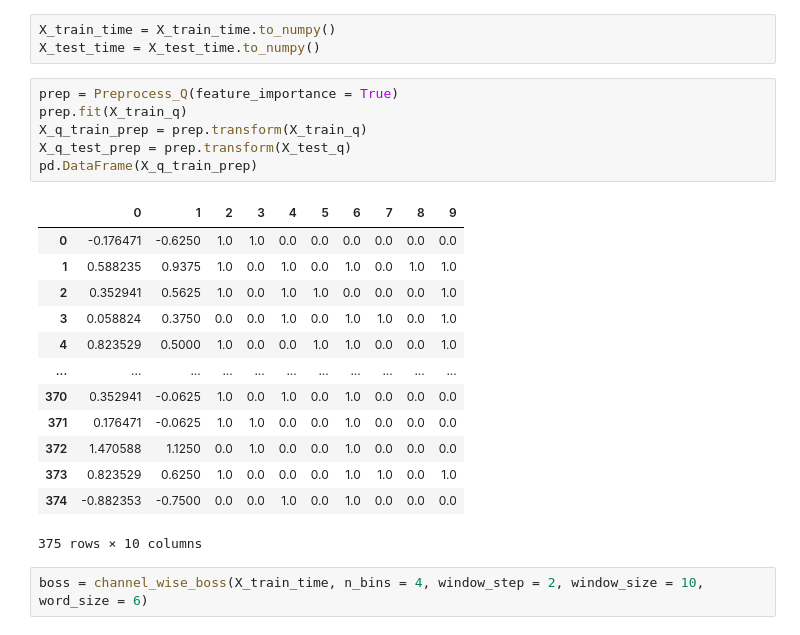
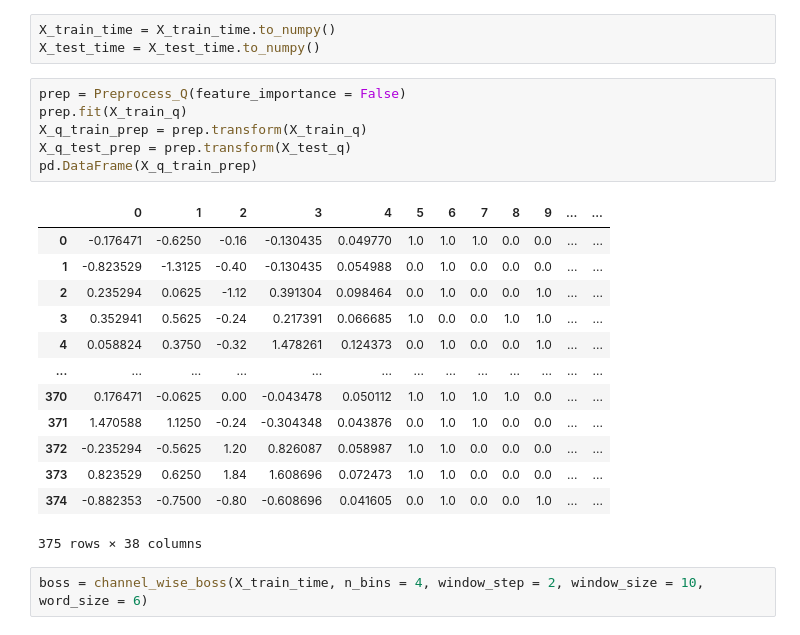
Before and after one commit to marzecovaa/spark, a Jupyter notebook: notebooks/final_model_anna_boss.ipynb, the cells around one changed output. Saved outputs shown, nothing was run; the diff lists cells and outputs as text.

```diff
--- a/notebooks/final_model_anna_boss.ipynb
+++ b/notebooks/final_model_anna_boss.ipynb
@@ -102,25 +108,25 @@ assert((X_train_time.id.to_numpy() == X_train_q.id.to_numpy()).any)
 X_train_time = X_train_time.to_numpy()
 X_test_time = X_test_time.to_numpy()
 # %%
-prep = Preprocess_Q(feature_importance = True)
+prep = Preprocess_Q(feature_importance = False)
 prep.fit(X_train_q)
 X_q_train_prep = prep.transform(X_train_q)
 X_q_test_prep = prep.transform(X_test_q)
 pd.DataFrame(X_q_train_prep)
 # %% [output]
-|  | 0 | 1 | 2 | 3 | 4 | 5 | 6 | 7 | 8 | 9 |
-| 0 | -0.176471 | -0.6250 | 1.0 | 1.0 | 0.0 | 0.0 | 0.0 | 0.0 | 0.0 | 0.0 |
-| 1 | 0.588235 | 0.9375 | 1.0 | 0.0 | 1.0 | 0.0 | 1.0 | 0.0 | 1.0 | 1.0 |
-| 2 | 0.352941 | 0.5625 | 1.0 | 0.0 | 1.0 | 1.0 | 0.0 | 0.0 | 0.0 | 1.0 |
-| 3 | 0.058824 | 0.3750 | 0.0 | 0.0 | 1.0 | 0.0 | 1.0 | 1.0 | 0.0 | 1.0 |
-| 4 | 0.823529 | 0.5000 | 1.0 | 0.0 | 0.0 | 1.0 | 1.0 | 0.0 | 0.0 | 1.0 |
-| ... | ... | ... | ... | ... | ... | ... | ... | ... | ... | ... |
-| 370 | 0.352941 | -0.0625 | 1.0 | 0.0 | 1.0 | 0.0 | 1.0 | 0.0 | 0.0 | 0.0 |
-| 371 | 0.176471 | -0.0625 | 1.0 | 1.0 | 0.0 | 0.0 | 1.0 | 0.0 | 0.0 | 0.0 |
-| 372 | 1.470588 | 1.1250 | 0.0 | 1.0 | 0.0 | 0.0 | 1.0 | 0.0 | 0.0 | 0.0 |
-| 373 | 0.823529 | 0.6250 | 1.0 | 0.0 | 0.0 | 0.0 | 1.0 | 1.0 | 0.0 | 1.0 |
-| 374 | -0.882353 | -0.7500 | 0.0 | 0.0 | 1.0 | 0.0 | 1.0 | 0.0 | 0.0 | 0.0 |
+|  | 0 | 1 | 2 | 3 | 4 | 5 | 6 | 7 | 8 | 9 | ... | ... |
+| 0 | -0.176471 | -0.6250 | -0.16 | -0.130435 | 0.049770 | 1.0 | 1.0 | 1.0 | 0.0 | 0.0 | ... | ... |
+| 1 | -0.823529 | -1.3125 | -0.40 | -0.130435 | 0.054988 | 0.0 | 1.0 | 0.0 | 0.0 | 0.0 | ... | ... |
+| 2 | 0.235294 | 0.0625 | -1.12 | 0.391304 | 0.098464 | 0.0 | 1.0 | 0.0 | 0.0 | 1.0 | ... | ... |
+| 3 | 0.352941 | 0.5625 | -0.24 | 0.217391 | 0.066685 | 1.0 | 0.0 | 0.0 | 1.0 | 1.0 | ... | ... |
+| 4 | 0.058824 | 0.3750 | -0.32 | 1.478261 | 0.124373 | 0.0 | 1.0 | 0.0 | 0.0 | 1.0 | ... | ... |
+| ... | ... | ... | ... | ... | ... | ... | ... | ... | ... | ... | ... | ... |
+| 370 | 0.176471 | -0.0625 | 0.00 | -0.043478 | 0.050112 | 1.0 | 1.0 | 1.0 | 1.0 | 0.0 | ... | ... |
+| 371 | 1.470588 | 1.1250 | -0.24 | -0.304348 | 0.043876 | 0.0 | 1.0 | 1.0 | 0.0 | 0.0 | ... | ... |
+| 372 | -0.235294 | -0.5625 | 1.20 | 0.826087 | 0.058987 | 1.0 | 1.0 | 0.0 | 0.0 | 0.0 | ... | ... |
+| 373 | 0.823529 | 0.6250 | 1.84 | 1.608696 | 0.072473 | 1.0 | 1.0 | 0.0 | 0.0 | 0.0 | ... | ... |
+| 374 | -0.882353 | -0.7500 | -0.80 | -0.608696 | 0.041605 | 0.0 | 1.0 | 0.0 | 0.0 | 1.0 | ... | ... |
-375 rows × 10 columns
+375 rows × 38 columns
 # %%
 boss = channel_wise_boss(X_train_time, n_bins = 4, window_step = 2, window_size = 10, word_size = 6)
 # %% [output]
```
Also changed, not shown: parts of 27 cells of this notebook, 1 other file.
